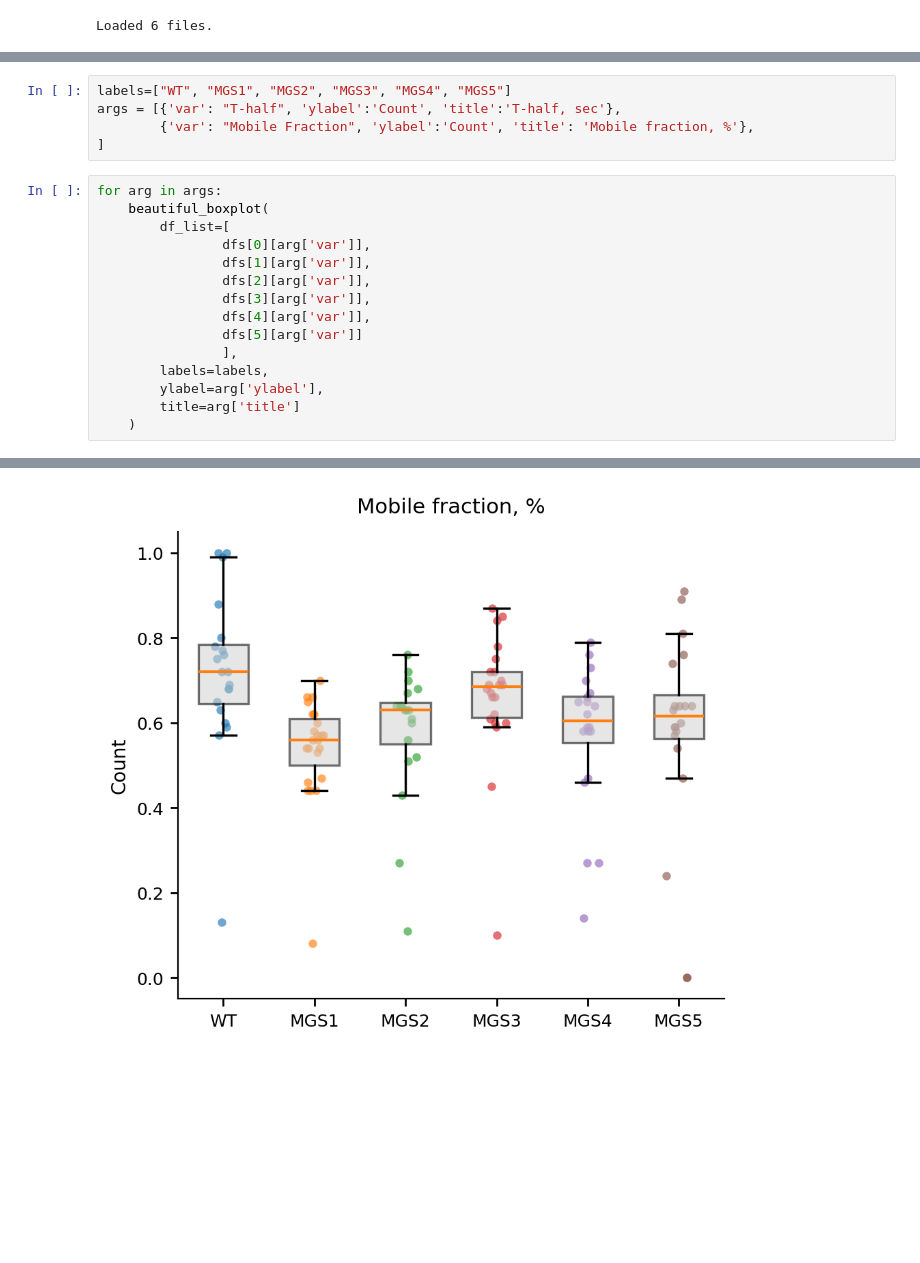
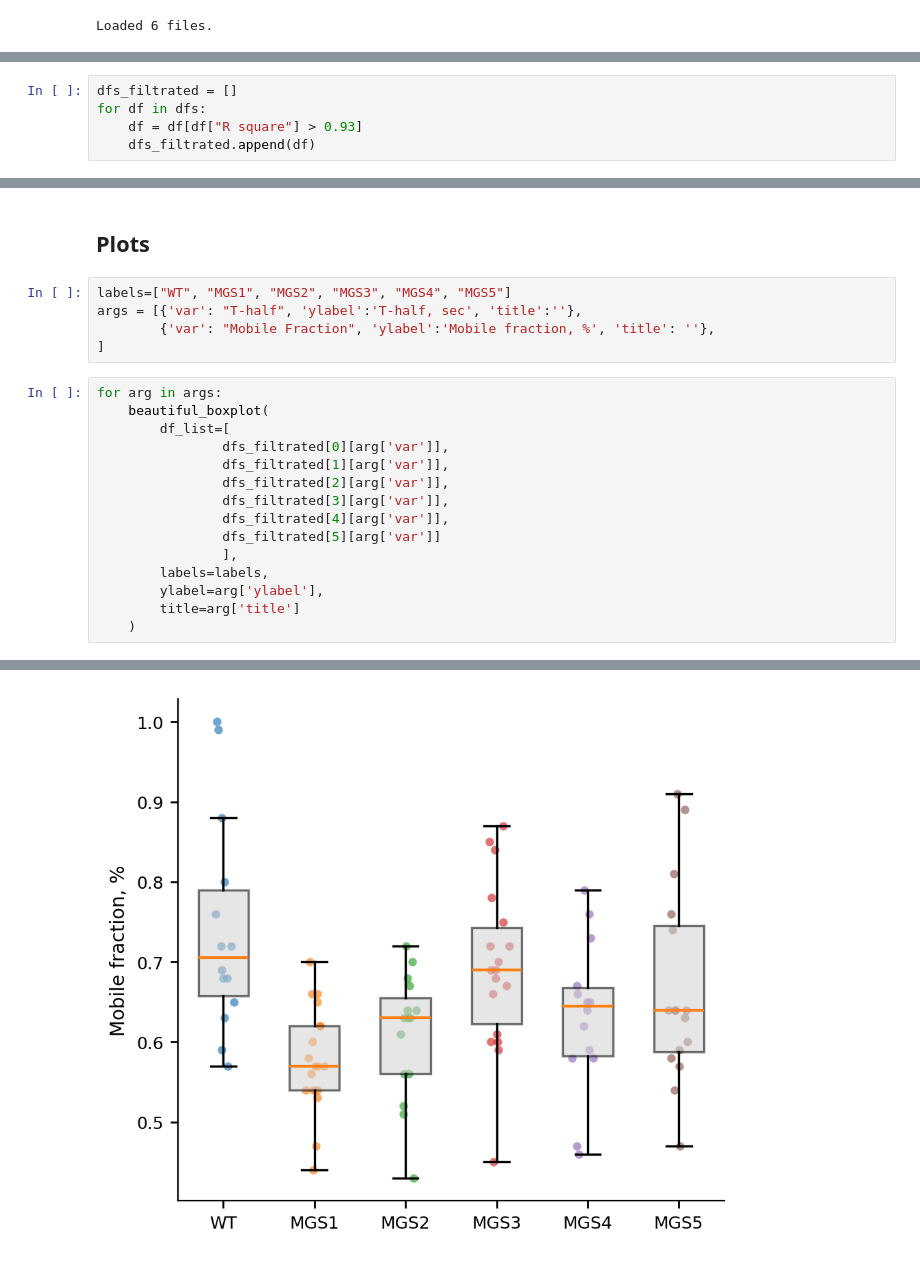
Before and after one commit to Lopatushka/LLPS, a Jupyter notebook: FRAP_graphs.ipynb, the cells around one changed output, grey strips where cells are left out. Drawn from its saved outputs; the diff is of its cells as text; blank space fills up the shorter version.

```diff
--- a/FRAP_graphs.ipynb
+++ b/FRAP_graphs.ipynb
@@ -147,0 +154,5 @@ Loaded 6 files.
+# %%
+dfs_filtrated = []
+for df in dfs:
+    df = df[df["R square"] > 0.93]
+    dfs_filtrated.append(df)
@@ -148,18 +179,20 @@ Loaded 6 files.
+# %% [markdown]
+## Plots
 # %%
 labels=["WT", "MGS1", "MGS2", "MGS3", "MGS4", "MGS5"]
-args = [{'var': "T-half", 'ylabel':'Count', 'title':'T-half, sec'},
-        {'var': "Mobile Fraction", 'ylabel':'Count', 'title': 'Mobile fraction, %'},
+args = [{'var': "T-half", 'ylabel':'T-half, sec', 'title':''},
+        {'var': "Mobile Fraction", 'ylabel':'Mobile fraction, %', 'title': ''},
 ]
 # %%
 for arg in args:
     beautiful_boxplot(
         df_list=[
-                dfs[0][arg['var']],
-                dfs[1][arg['var']],
-                dfs[2][arg['var']],
-                dfs[3][arg['var']],
-                dfs[4][arg['var']],
-                dfs[5][arg['var']]
+                dfs_filtrated[0][arg['var']],
+                dfs_filtrated[1][arg['var']],
+                dfs_filtrated[2][arg['var']],
+                dfs_filtrated[3][arg['var']],
+                dfs_filtrated[4][arg['var']],
+                dfs_filtrated[5][arg['var']]
                 ],
         labels=labels,
         ylabel=arg['ylabel'],
@@ -170 +203 @@ for arg in args:
-[figure, old version]
+[figure, new version]
```
Also changed, not shown: parts of 8 cells of this notebook.
